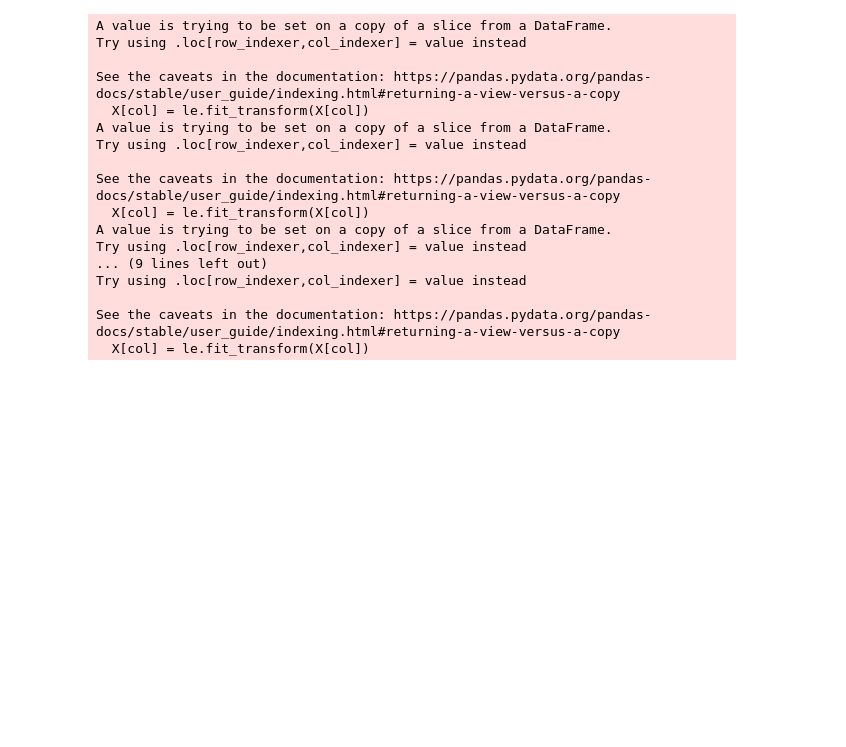
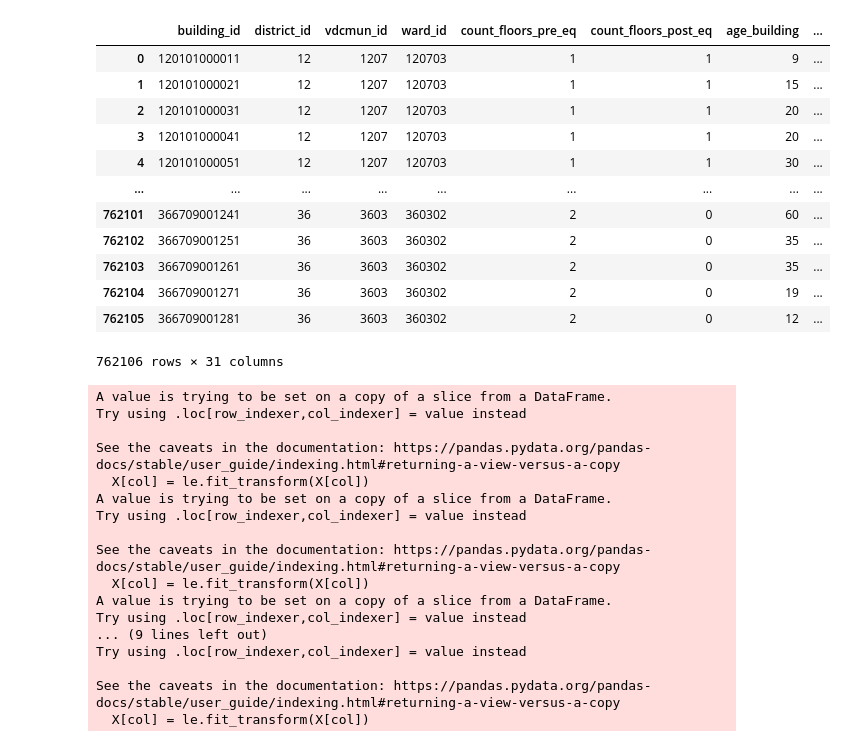
Before and after one commit to Jebolwski/earthquake-damage, a Jupyter notebook: first.ipynb, the cells around one changed output. Drawn from its saved outputs; the diff is of its cells as text; code cells hidden in the pictures; blank space fills up the shorter version.

```diff
--- a/first.ipynb
+++ b/first.ipynb
@@ -10,6 +10,22 @@ import matplotlib.pyplot as plt
 # %%
 # Veri yükleme (örnek bir dataset yüklenmelidir)
 df = pd.read_csv("/content/sample_data/csv_building_structure.csv")
+# %%
+df
+# %% [output]
+|  | building_id | district_id | vdcmun_id | ward_id | count_floors_pre_eq | count_floors_post_eq | age_building | ... |
+| 0 | 120101000011 | 12 | 1207 | 120703 | 1 | 1 | 9 | ... |
+| 1 | 120101000021 | 12 | 1207 | 120703 | 1 | 1 | 15 | ... |
+| 2 | 120101000031 | 12 | 1207 | 120703 | 1 | 1 | 20 | ... |
+| 3 | 120101000041 | 12 | 1207 | 120703 | 1 | 1 | 20 | ... |
+| 4 | 120101000051 | 12 | 1207 | 120703 | 1 | 1 | 30 | ... |
+| ... | ... | ... | ... | ... | ... | ... | ... | ... |
+| 762101 | 366709001241 | 36 | 3603 | 360302 | 2 | 0 | 60 | ... |
+| 762102 | 366709001251 | 36 | 3603 | 360302 | 2 | 0 | 35 | ... |
+| 762103 | 366709001261 | 36 | 3603 | 360302 | 2 | 0 | 35 | ... |
+| 762104 | 366709001271 | 36 | 3603 | 360302 | 2 | 0 | 19 | ... |
+| 762105 | 366709001281 | 36 | 3603 | 360302 | 2 | 0 | 12 | ... |
+762106 rows × 31 columns
 # %%
 # Özellikler ve hedef değişkeni ayırma
 features = [
```
Also changed, not shown: parts of 2 cells of this notebook.
